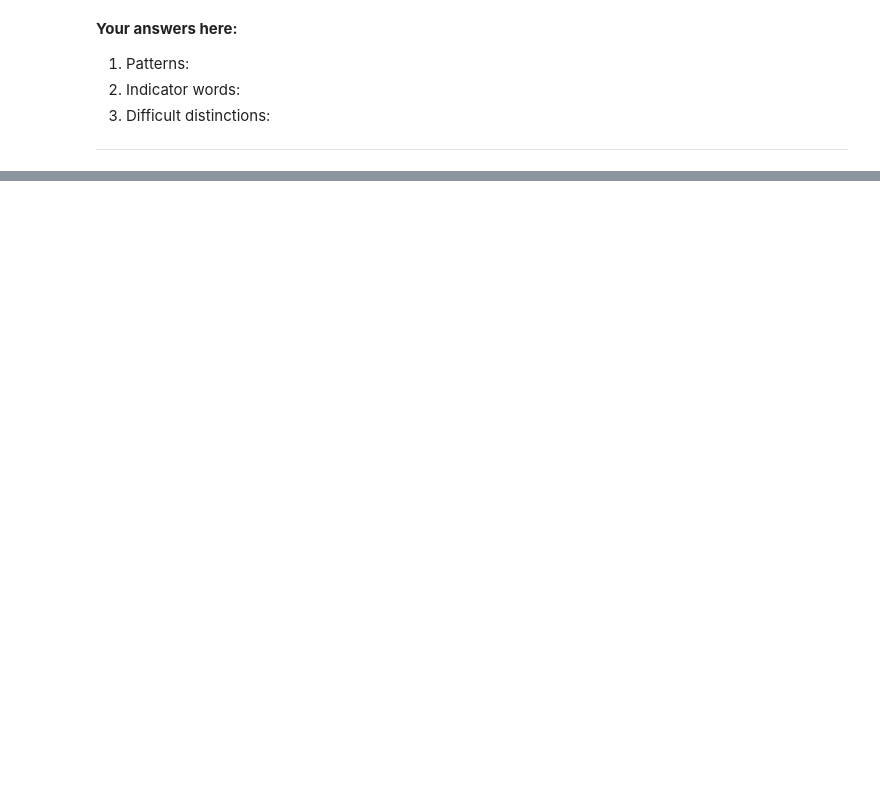
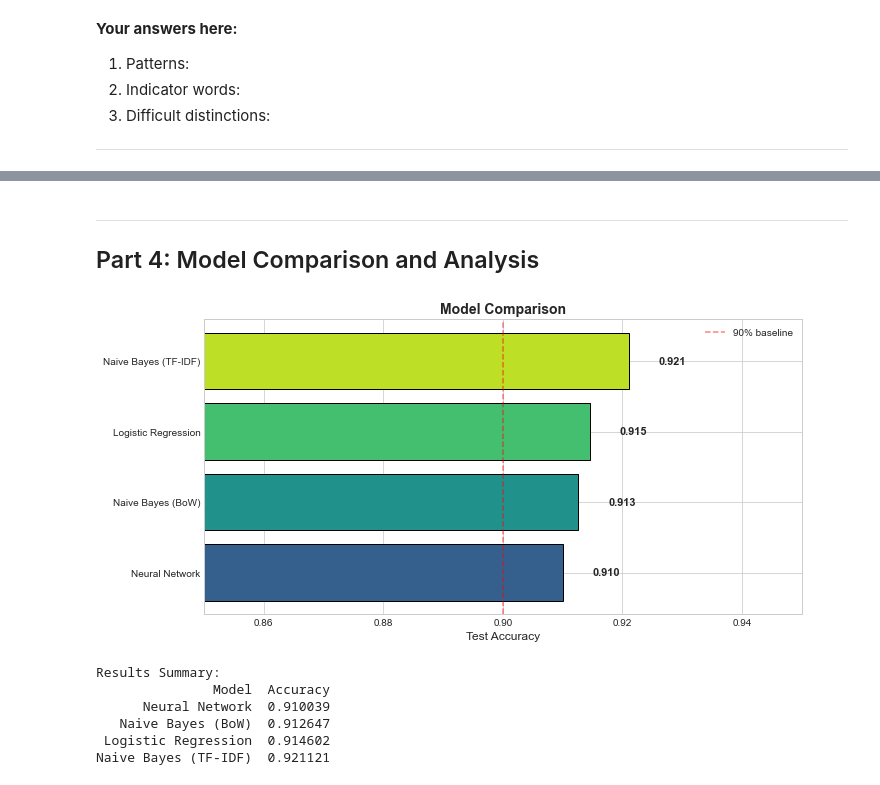
Before and after one commit to ContextLab/llm-course, a Jupyter notebook: slides/week2/xhour_classification_demo.ipynb, the cells around one changed output, grey strips where cells are left out. Saved outputs shown, nothing was run; the diff lists cells and outputs as text; code cells hidden in the pictures; blank space fills up the shorter version.

```diff
--- a/slides/week2/xhour_classification_demo.ipynb
+++ b/slides/week2/xhour_classification_demo.ipynb
@@ -741,0 +753,48 @@ We'll explore **word embeddings** - dense, semantic representations that capture
+# %% [markdown]
+---
+## Part 4: Model Comparison and Analysis
+# %%
+# Compare all models
+results = pd.DataFrame({
+    'Model': [
+        'Naive Bayes (BoW)',
+        'Naive Bayes (TF-IDF)',
+        'Logistic Regression',
+        'Neural Network'
+    ],
+    'Accuracy': [
+        acc_nb_bow,
+        acc_nb_tfidf,
+        acc_lr,
+        acc_nn
+    ]
+}).sort_values('Accuracy', ascending=True)
+
+# Create visualization
+fig, ax = plt.subplots(figsize=(10, 5))
+colors = plt.cm.viridis(np.linspace(0.3, 0.9, len(results)))
+bars = ax.barh(results['Model'], results['Accuracy'], color=colors, edgecolor='black')
+
+# Add value labels
+for bar, acc in zip(bars, results['Accuracy']):
+    ax.text(acc + 0.005, bar.get_y() + bar.get_height()/2,
+            f'{acc:.3f}', va='center', fontsize=11, fontweight='bold')
+
+ax.set_xlabel('Test Accuracy', fontsize=12)
+ax.set_title('Model Comparison', fontsize=14, fontweight='bold')
+ax.set_xlim([0.85, 0.95])
+ax.axvline(x=0.90, color='red', linestyle='--', alpha=0.5, label='90% baseline')
+ax.legend()
+plt.tight_layout()
+plt.show()
+
+print("\nResults Summary:")
+print(results.to_string(index=False))
+# %% [output]
+[figure, added]
+Results Summary:
+               Model  Accuracy
+      Neural Network  0.910039
+   Naive Bayes (BoW)  0.912647
+ Logistic Regression  0.914602
+Naive Bayes (TF-IDF)  0.921121
```
Also changed, not shown: parts of 91 cells of this notebook, 4 other files.
